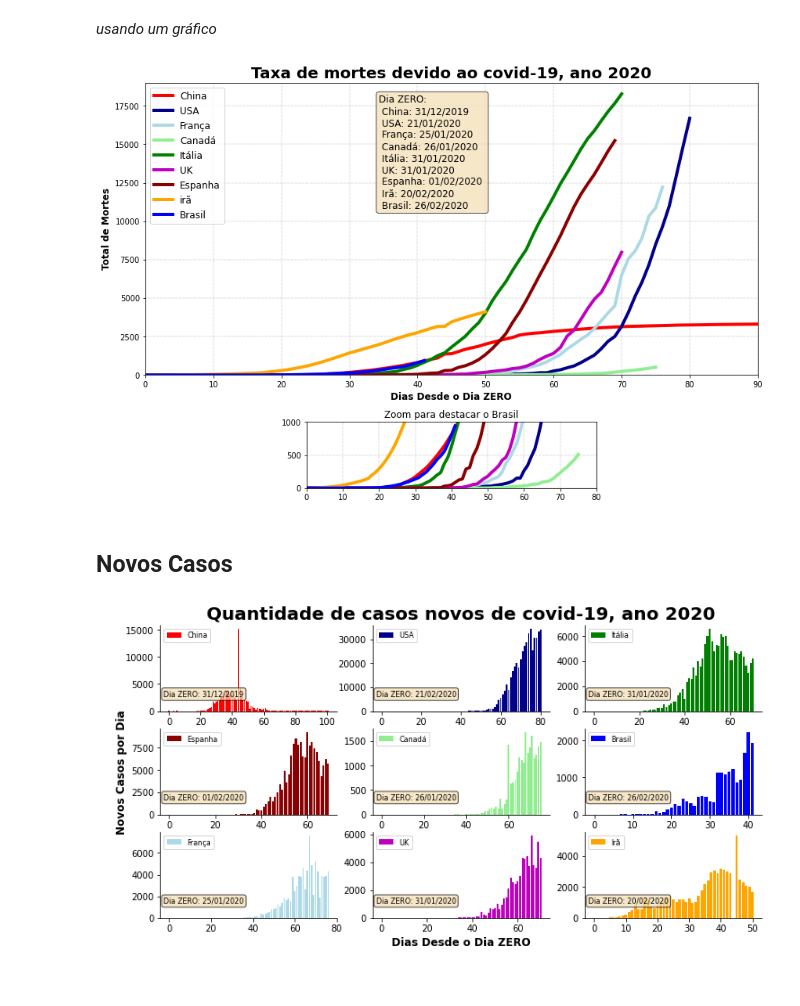
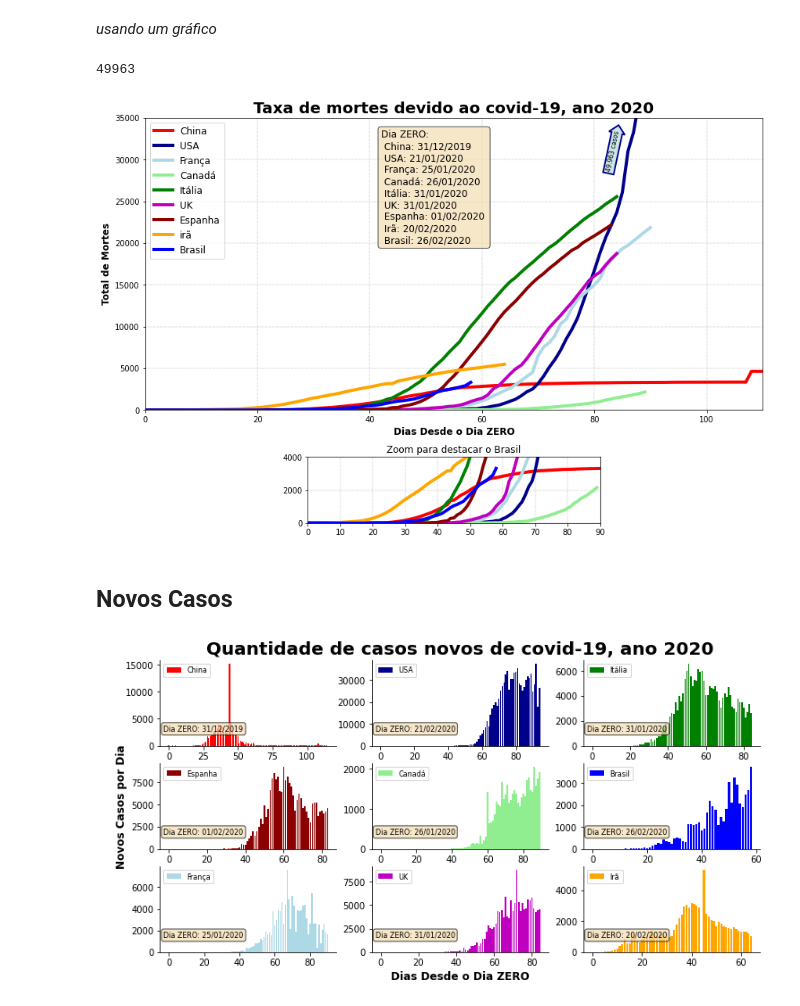
Before and after one commit to OliveiraVinic/covid19.pyhton.analysis, a Jupyter notebook: covid19_script.ipynb, the cells around one changed output. Cells and saved outputs as stored; diff of their text form; code cells hidden in the pictures.

```diff
--- a/covid19_script.ipynb
+++ b/covid19_script.ipynb
@@ -323,12 +329,16 @@ fig.savefig("estimativa_brasil-2020.04.10.png", bbox_inches='tight', dpi=600)
 ## Verificando o número de *mortes*
 # %% [markdown]
 *usando um gráfico*
+# %%
+usa_df['total_deaths'].max()
+# %% [output]
+49963
 # %%
-fig = plt.figure(figsize=(12,8))
+fig3 = plt.figure(figsize=(12,8))
 
 #plotando o principal
 ax1 = plt.subplot2grid((4,4), (0,0), colspan=4, rowspan=3)
-ax1.axis([0, 90, -1, 19000])
+ax1.axis([0, 110, -1, 35000])
 my_plots(china_df, 'total_deaths', 'red', 'China')
 my_plots(usa_df, 'total_deaths', 'darkblue', 'USA')
 my_plots(france_df, 'total_deaths', 'lightblue', 'França')
@@ -347,7 +357,7 @@ ax1.set_ylabel('Total de Mortes', weight='bold', fontsize=12)
 
 #zoom para destacar o Brasil
 ax2 = plt.subplot2grid((4,4), (3,1), colspan=2, rowspan=1)
-ax2.axis([0, 80, -1, 1000])
+ax2.axis([0, 90, -1, 4000])
 my_plots(china_df, 'total_deaths', 'red', 'China')
 my_plots(usa_df, 'total_deaths', 'darkblue', 'USA')
 my_plots(france_df, 'total_deaths', 'lightblue', 'França')
@@ -360,64 +370,68 @@ my_plots(brazil_df, 'total_deaths', 'blue', 'Brasil')
 ax2.grid(ls='-.', lw=0.45)
 ax2.set_title('Zoom para destacar o Brasil')
 
-fig.tight_layout(pad=1.0)
+fig3.tight_layout(pad=1.0)
 
 #visao artistica
 ax = plt.gca()
 visao_artistica(0.25, 4.2)
 
+props_usa1 = dict(boxstyle="rarrow", fc=(0.8, 0.9, 0.9), ec="darkblue", lw=2)
+text_usa1 = ax.text(94, 22500, '49.963 casos', ha="center", va="center", rotation=78,
+            size=8, bbox=props_usa1)
+
 #plt.show()
-fig.savefig("taxa-mortes-global-2020.04.10.png", bbox_inches='tight', dpi=600)
+fig3.savefig("taxa-mortes-global-2020.04.24.png", bbox_inches='tight', dpi=600)
 # %% [output]
-[figure, old version]
+[figure, new version]
 # %% [markdown]
 ## Novos Casos
 # %%
-fig = plt.figure(figsize=(12,6))
+fig4 = plt.figure(figsize=(12,6))
 
 props = dict(boxstyle='round', facecolor='wheat', alpha=0.7)
 
 # CHINA
-ax = fig.add_subplot(331)
+ax = fig4.add_subplot(331)
 my_bar_plots(china_df, 'new_cases', 'red', 'China', '31/12/2019')
 
 # USA
-ax = fig.add_subplot(332)
+ax = fig4.add_subplot(332)
 my_bar_plots(usa_df, 'new_cases', 'darkblue', 'USA', '21/02/2020')
 ax.set_title('Quantidade de casos novos de covid-19, ano 2020', fontsize=20,
               weight='bold')
 
 #ITÁLIA
-ax = fig.add_subplot(333)
+ax = fig4.add_subplot(333)
 my_bar_plots(italy_df, 'new_cases', 'green', 'Itália', '31/01/2020')
 
 #ESPANHA
-ax = fig.add_subplot(334)
+ax = fig4.add_subplot(334)
 my_bar_plots(spain_df, 'new_cases', 'darkred', 'Espanha', '01/02/2020')
 ax.set_ylabel('\nNovos Casos por Dia', weight='bold', fontsize=12)
 
 #CANADÁ
-ax = fig.add_subplot(335)
+ax = fig4.add_subplot(335)
 my_bar_plots(canada_df, 'new_cases', 'lightgreen', 'Canadá', '26/01/2020')
 
 #BRASIL
-ax = fig.add_subplot(336)
+ax = fig4.add_subplot(336)
 my_bar_plots(brazil_df, 'new_cases', 'blue', 'Brasil', '26/02/2020')
 
 #FRANÇA
-ax = fig.add_subplot(337)
+ax = fig4.add_subplot(337)
 my_bar_plots(france_df, 'new_cases', 'lightblue', 'França', '25/01/2020')
 
 #REINO UNIDO
-ax = fig.add_subplot(338)
+ax = fig4.add_subplot(338)
 my_bar_plots(uk_df, 'new_cases', 'm', 'UK', '31/01/2020')
 ax.set_xlabel('Dias Desde o Dia ZERO', weight='bold', fontsize=12)
 
 #IRÃ
-ax = fig.add_subplot(339)
+ax = fig4.add_subplot(339)
 my_bar_plots(iran_df, 'new_cases', 'orange', 'Irã', '20/02/2020')
 
 #plt.show()
-fig.savefig("novos-casos-global-2020.04.10.png", bbox_inches='tight', dpi=600)
+fig4.savefig("novos-casos-global-2020.04.24.png", bbox_inches='tight', dpi=600)
 # %% [output]
-[figure, old version]
+[figure, new version]
```
Also changed, not shown: parts of 10 cells of this notebook, 10 other files.
